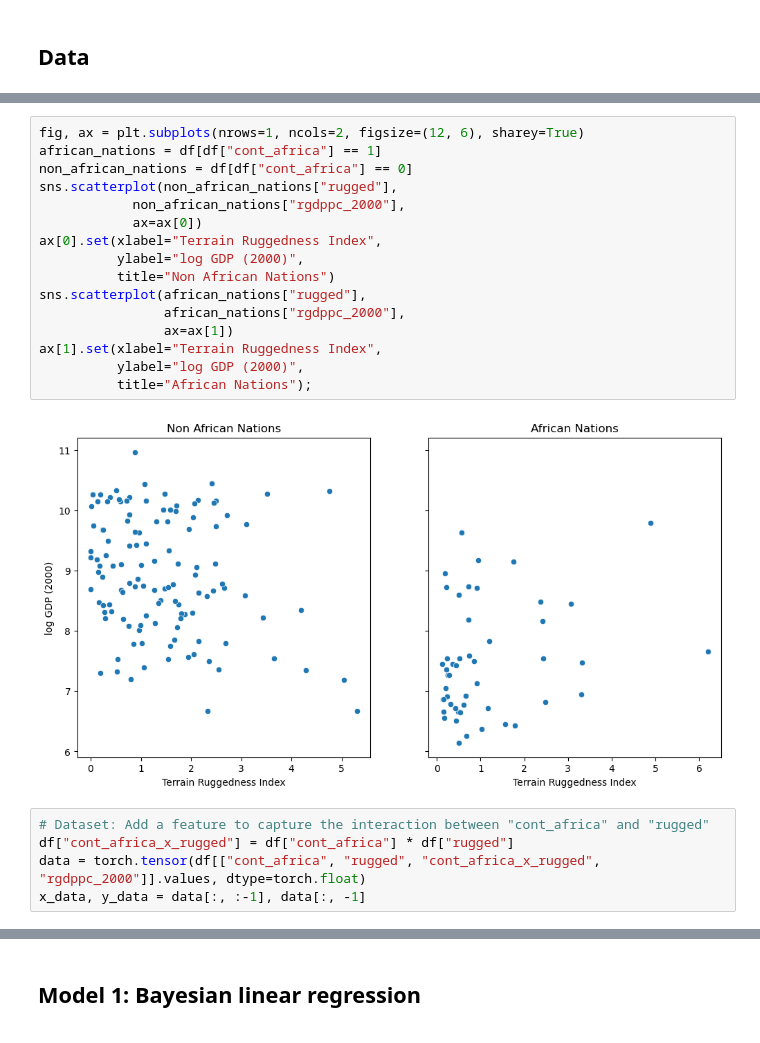
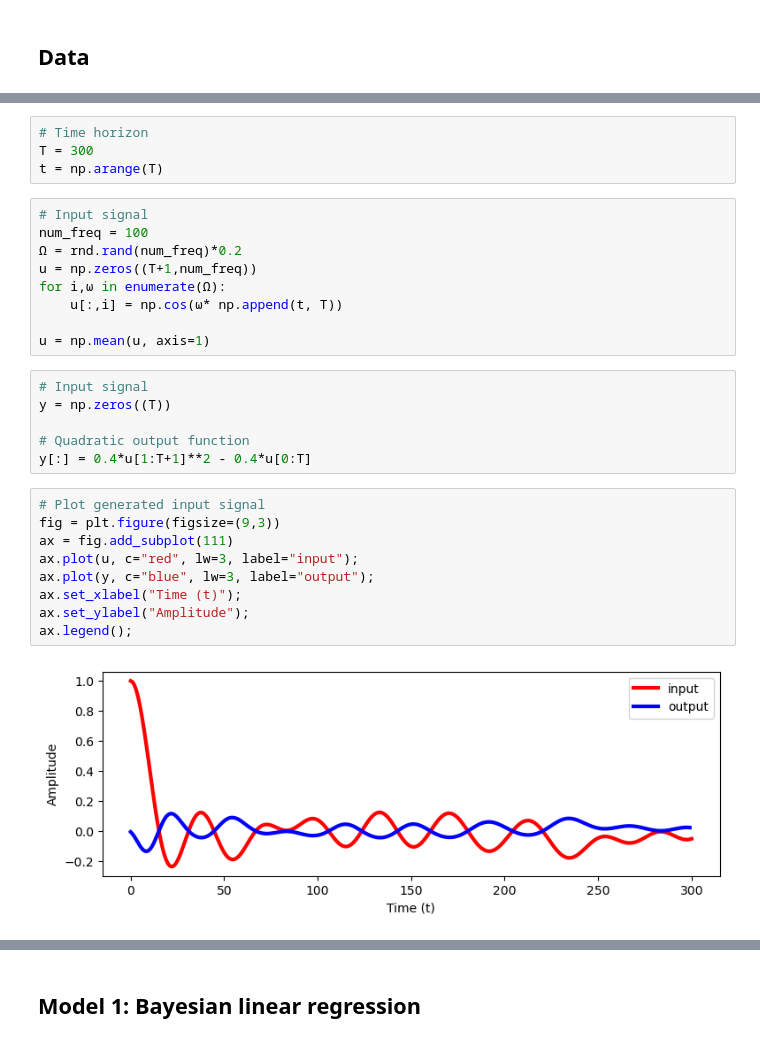
Before and after one commit to wmkouw/vbnn-filter, a Jupyter notebook: [Pyro] Bayesian Neural Networks.ipynb, the cells around one changed output, grey strips where cells are left out. Drawn from its saved outputs; the diff is of its cells as text.

```diff
--- a/[Pyro] Bayesian Neural Networks.ipynb
+++ b/[Pyro] Bayesian Neural Networks.ipynb
@@ -38,23 +34,30 @@ df["rgdppc_2000"] = np.log(df["rgdppc_2000"])
-# %%
-fig, ax = plt.subplots(nrows=1, ncols=2, figsize=(12, 6), sharey=True)
-african_nations = df[df["cont_africa"] == 1]
-non_african_nations = df[df["cont_africa"] == 0]
-sns.scatterplot(non_african_nations["rugged"],
-            non_african_nations["rgdppc_2000"],
-            ax=ax[0])
-ax[0].set(xlabel="Terrain Ruggedness Index",
-          ylabel="log GDP (2000)",
-          title="Non African Nations")
-sns.scatterplot(african_nations["rugged"],
-                african_nations["rgdppc_2000"],
-                ax=ax[1])
-ax[1].set(xlabel="Terrain Ruggedness Index",
-          ylabel="log GDP (2000)",
-          title="African Nations");
-# %% [output]
-[figure, removed]
-# %%
-# Dataset: Add a feature to capture the interaction between "cont_africa" and "rugged"
-df["cont_africa_x_rugged"] = df["cont_africa"] * df["rugged"]
-data = torch.tensor(df[["cont_africa", "rugged", "cont_africa_x_rugged", "rgdppc_2000"]].values, dtype=torch.float)
-x_data, y_data = data[:, :-1], data[:, -1]
+# %%
+# Time horizon
+T = 300
+t = np.arange(T)
+# %%
+# Input signal
+num_freq = 100
+Ω = rnd.rand(num_freq)*0.2
+u = np.zeros((T+1,num_freq))
+for i,ω in enumerate(Ω):
+    u[:,i] = np.cos(ω* np.append(t, T))
+
+u = np.mean(u, axis=1)
+# %%
+# Input signal
+y = np.zeros((T))
+
+# Quadratic output function
+y[:] = 0.4*u[1:T+1]**2 - 0.4*u[0:T]
+# %%
+# Plot generated input signal
+fig = plt.figure(figsize=(9,3))
+ax = fig.add_subplot(111)
+ax.plot(u, c="red", lw=3, label="input");
+ax.plot(y, c="blue", lw=3, label="output");
+ax.set_xlabel("Time (t)");
+ax.set_ylabel("Amplitude");
+ax.legend();
+# %% [output]
+[figure, added]
```
Also changed, not shown: parts of 14 cells of this notebook, 3 other files.
